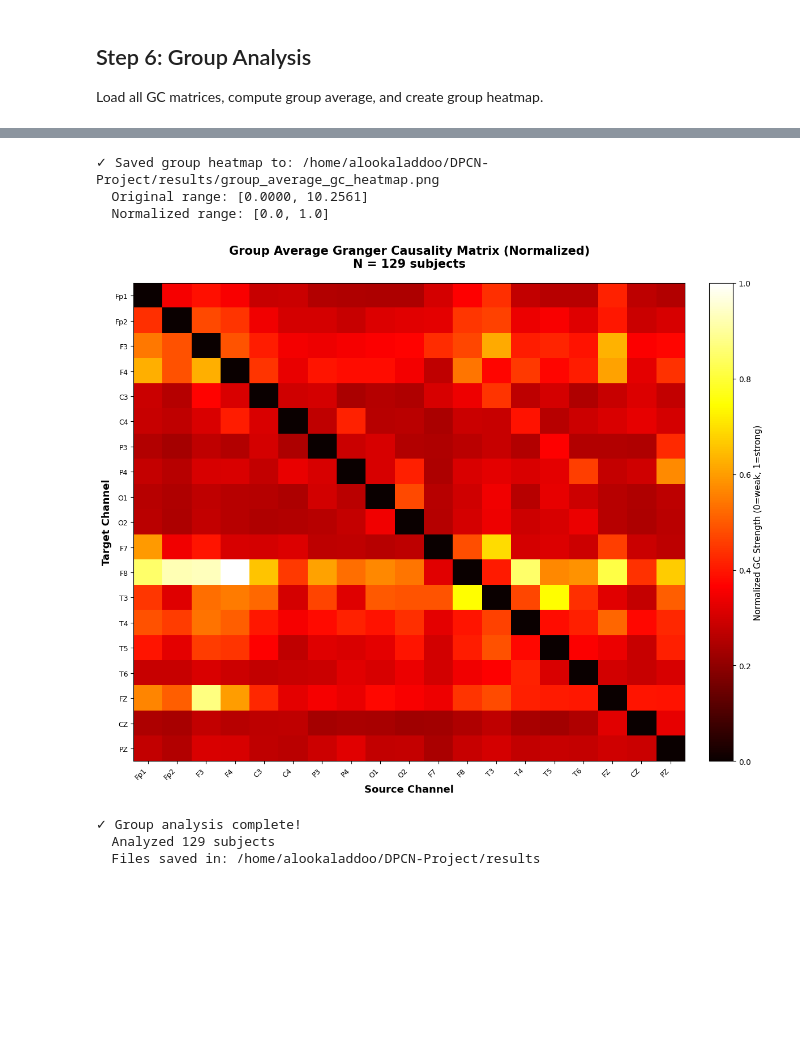
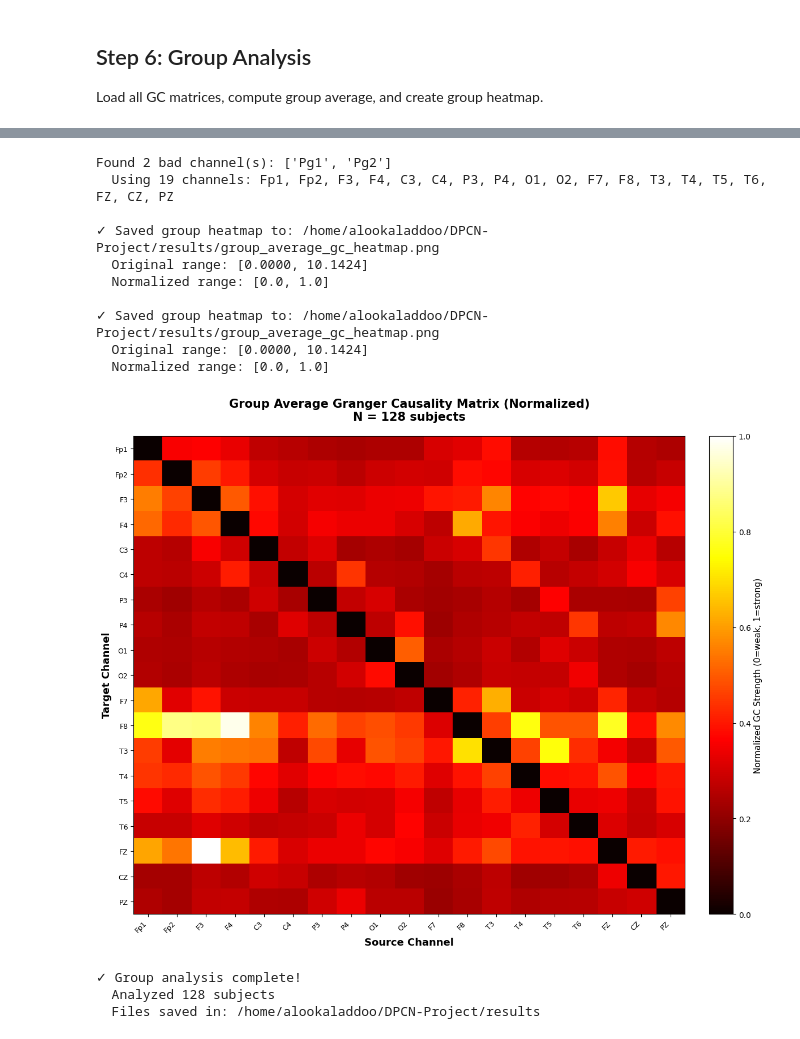
Before and after one commit to AlooKaLaddoo/DPCN-Project, a Jupyter notebook: granger-causality-analysis-minimal.ipynb, the cells around one changed output, grey strips where cells are left out. Saved outputs shown, nothing was run; the diff lists cells and outputs as text; code cells hidden in the pictures; blank space fills up the shorter version.

Commit message:
Session wise changes

```diff
--- a/granger-causality-analysis-minimal.ipynb
+++ b/granger-causality-analysis-minimal.ipynb
@@ -38,7 +38,7 @@ def find_edf_files(subject_id):
     return edf_files
 
 # Test with first subject
-test_subject = subjects[43]
+test_subject = subjects[63]
 edf_files = find_edf_files(test_subject)
 print(f"\n{test_subject}:")
 print(f"  Found {len(edf_files)} EDF file(s)")
@@ -200,5 +196,5 @@ Remaining channels (19): ['Fp1', 'Fp2', 'F3', 'F4', 'C3', 'C4', 'P3', 'P4', 'O1'
 # %%
-# Segment data based on annotation file - ROBUST VERSION
+# Segment data based on annotation file
 import pandas as pd
 
 def load_annotations(subject_id, session_id, dataset_path):
@@ -289,7 +285,9 @@ def segment_data_from_annotations(raw, annotations_df, label='eyes_closed'):
     label_lower = label.lower()
     filtered_annotations = annotations_df[
         (annotations_df['label'].str.lower() == label_lower) |
-        (annotations_df['label'].str.lower() == 'ojos_cerrados')
+        (annotations_df['label'].str.lower() == 'ojos_cerrados') |
+        (annotations_df['label'].str.lower() == 'vigilia_ojos_abiertos') |
+        (annotations_df['label'].str.lower() == 'sue o_espontaneo')
     ]
 
     segments = []
@@ -298,7 +296,7 @@ def segment_data_from_annotations(raw, annotations_df, label='eyes_closed'):
     print(f"\nSegmenting data from annotations file...")
     print(f"  Total annotations: {len(annotations_df)}")
     print(f"  Unique labels found: {annotations_df['label'].unique().tolist()}")
-    print(f"  Annotations matching '{label}' (or Spanish equivalent): {len(filtered_annotations)}")
+    print(f"  Annotations matching '{label}' {len(filtered_annotations)}")
 
     for idx, row in filtered_annotations.iterrows():
         onset = row['onset']  # in seconds
@@ -322,10 +320,6 @@ def segment_data_from_annotations(raw, annotations_df, label='eyes_closed'):
             print(f"  Warning: Segment at onset={onset}s exceeds data bounds, skipping")
 
     print(f"\nExtracted {len(segments)} valid segments")
-    if len(segments) > 0:
-        print(f"  Segment duration: {segments[0].shape[1] / sfreq:.2f} seconds")
-        print(f"  Samples per segment: {segments[0].shape[1]}")
-        print(f"  Each segment shape: ({n_channels}, {segments[0].shape[1]})")
 
     return segments, segment_info
 
@@ -1238,16 +927,12 @@ if results_dir.exists():
         all_gc_matrices = []
         valid_files = []
 
-        print("\nLoading GC matrices...")
         for idx, gc_file in enumerate(gc_files, 1):
             try:
                 gc_matrix = np.load(gc_file)
                 all_gc_matrices.append(gc_matrix)
                 valid_files.append(gc_file.stem)
 
-                # Progress indicator
-                if idx % 10 == 0 or idx == len(gc_files):
-                    print(f"  Loaded: {idx}/{len(gc_files)}", end='\r')
             except Exception as e:
                 print(f"\n  Warning: Could not load {gc_file.name}: {e}")
                 continue
@@ -1273,7 +958,7 @@ if results_dir.exists():
 
             # Analyze largest group
             largest_shape = max(shape_groups.keys(), key=lambda s: len(shape_groups[s]['matrices']))
-            print(f"\n  Using largest group: {largest_shape} ({len(shape_groups[largest_shape]['matrices'])} subjects)")
+            print(f"\n  Using largest group: {largest_shape} ({len(shape_groups[largest_shape]['matrices'])} sessions)")
 
             all_gc_matrices = shape_groups[largest_shape]['matrices']
             valid_files = shape_groups[largest_shape]['files']
@@ -1361,9 +1044,9 @@ if 'gc_group_avg' in locals():
             sample_files = list((dataset_path / sample_subject).rglob('*.edf'))
             if sample_files:
                 sample_raw = mne.io.read_raw_edf(sample_files[0], preload=False, verbose=False)
-                # Remove bad channels
-                sample_bad = [ch for ch in sample_raw.ch_names if ch.upper() in ['PG1', 'PG2', 'REF', 'GND', 'GROUND']]
-                channel_names = [ch for ch in sample_raw.ch_names if ch not in sample_bad][:n_channels]
+                # Get bad channels and filter them out
+                bad_ch = detect_bad_channels(sample_raw, 1e-12, 0.001)
+                channel_names = [ch for ch in sample_raw.ch_names if ch not in bad_ch][:n_channels]
             else:
                 channel_names = [f'Ch{i+1}' for i in range(n_channels)]
         else:
@@ -1374,6 +1057,8 @@ if 'gc_group_avg' in locals():
     # Ensure we have the right number of channel names
     if len(channel_names) != n_channels:
         channel_names = [f'Ch{i+1}' for i in range(n_channels)]
+
+    print(f"  Using {len(channel_names)} channels: {', '.join(channel_names)}")
 
     ax.set_xticks(range(n_channels))
     ax.set_yticks(range(n_channels))
@@ -1382,37 +1067,44 @@ if 'gc_group_avg' in locals():
 
     # Labels and title
     ax.set_xlabel('Source Channel', fontsize=13, fontweight='bold')
     ax.set_ylabel('Target Channel', fontsize=13, fontweight='bold')
     ax.set_title(f'Group Average Granger Causality Matrix (Normalized)\nN = {len(all_gc_matrices)} subjects',
                  fontsize=15, fontweight='bold', pad=20)
 
     # Colorbar
     cbar = plt.colorbar(im, ax=ax, fraction=0.046, pad=0.04)
     cbar.set_label('Normalized GC Strength (0=weak, 1=strong)', fontsize=11)
 
     plt.tight_layout()
 
     # Save figure
     output_fig = results_dir / 'group_average_gc_heatmap.png'
     plt.savefig(output_fig, dpi=200, bbox_inches='tight')
     print(f"\n✓ Saved group heatmap to: {output_fig}")
     print(f"  Original range: [{gc_min:.4f}, {gc_max:.4f}]")
     print(f"  Normalized range: [0.0, 1.0]")
 
     plt.show()
 
     print(f"\n✓ Group analysis complete!")
     print(f"  Analyzed {len(all_gc_matrices)} subjects")
     print(f"  Files saved in: {results_dir}")
 else:
     print("Error: Group average GC matrix not computed.")
 # %% [output]
+Found 2 bad channel(s): ['Pg1', 'Pg2']
+  Using 19 channels: Fp1, Fp2, F3, F4, C3, C4, P3, P4, O1, O2, F7, F8, T3, T4, T5, T6, FZ, CZ, PZ
+
 ✓ Saved group heatmap to: /home/alookaladdoo/DPCN-Project/results/group_average_gc_heatmap.png
-  Original range: [0.0000, 10.2561]
+  Original range: [0.0000, 10.1424]
   Normalized range: [0.0, 1.0]
+
+✓ Saved group heatmap to: /home/alookaladdoo/DPCN-Project/results/group_average_gc_heatmap.png
+  Original range: [0.0000, 10.1424]
+  Normalized range: [0.0, 1.0]
-[figure, old version]
+[figure, new version]
 ✓ Group analysis complete!
-  Analyzed 129 subjects
+  Analyzed 128 subjects
   Files saved in: /home/alookaladdoo/DPCN-Project/results
 # %%
 # Summary statistics for group analysis
```
Also changed, not shown: parts of 28 cells of this notebook, 18 other files.
